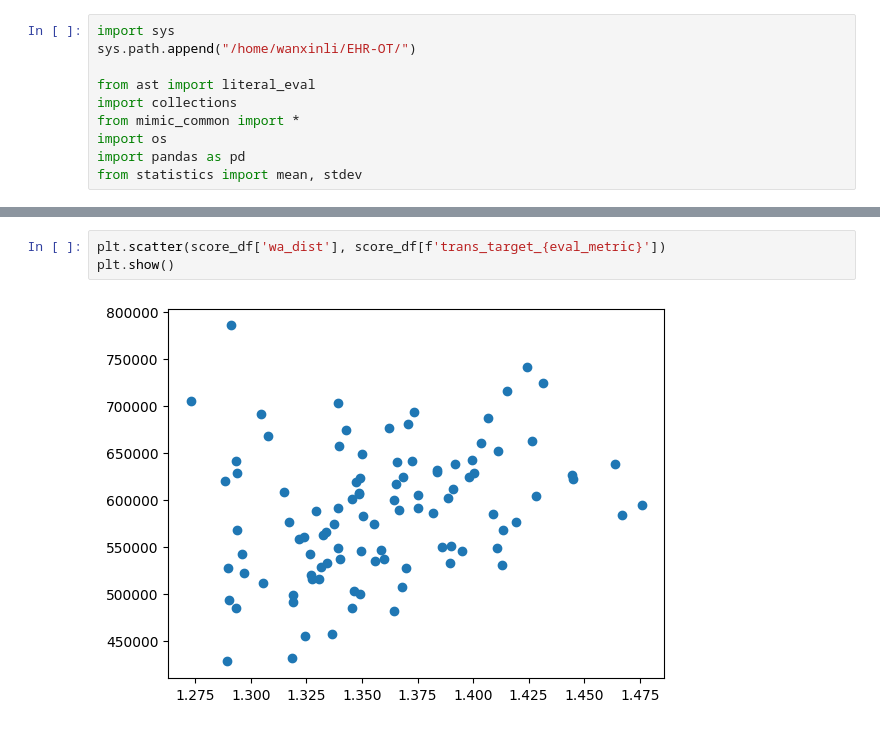
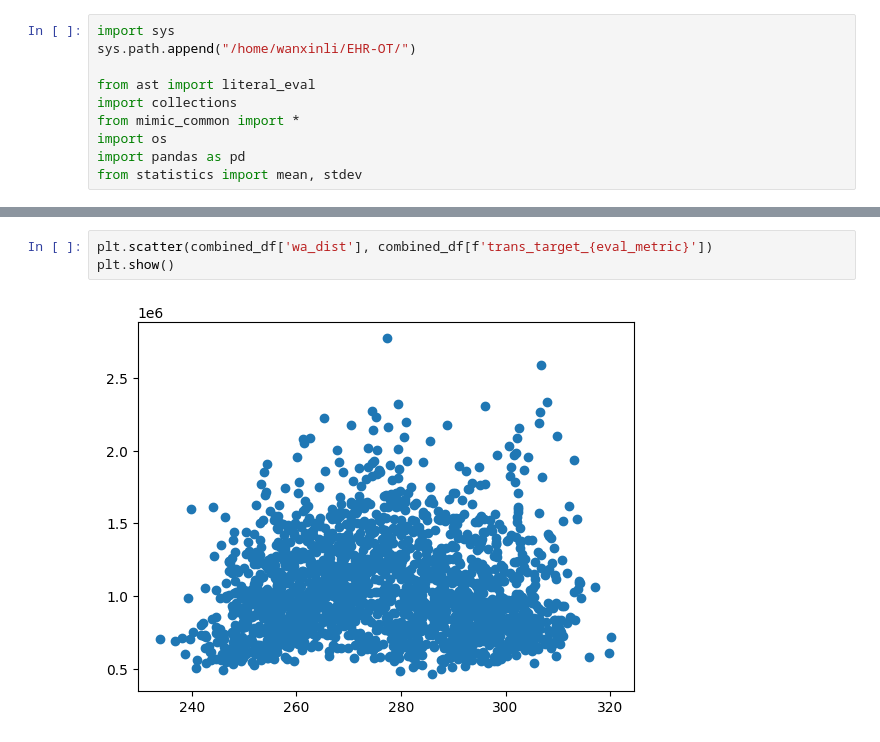
Before and after one commit to causalpathlab/EHR-OT, a Jupyter notebook: mimic_exp/admission/mimic_exp4_bound.ipynb, the cells around one changed output, grey strips where cells are left out. Saved outputs shown, nothing was run; the diff lists cells and outputs as text.

```diff
--- a/mimic_exp/admission/mimic_exp4_bound.ipynb
+++ b/mimic_exp/admission/mimic_exp4_bound.ipynb
@@ -39,5 +94,5 @@ plt.show()
 # %%
-plt.scatter(score_df['wa_dist'], score_df[f'trans_target_{eval_metric}'])
+plt.scatter(combined_df['wa_dist'], combined_df[f'trans_target_{eval_metric}'])
 plt.show()
 # %% [output]
-[figure, old version]
+[figure, new version]
```
Also changed, not shown: parts of 4 cells of this notebook, 2 other files.
